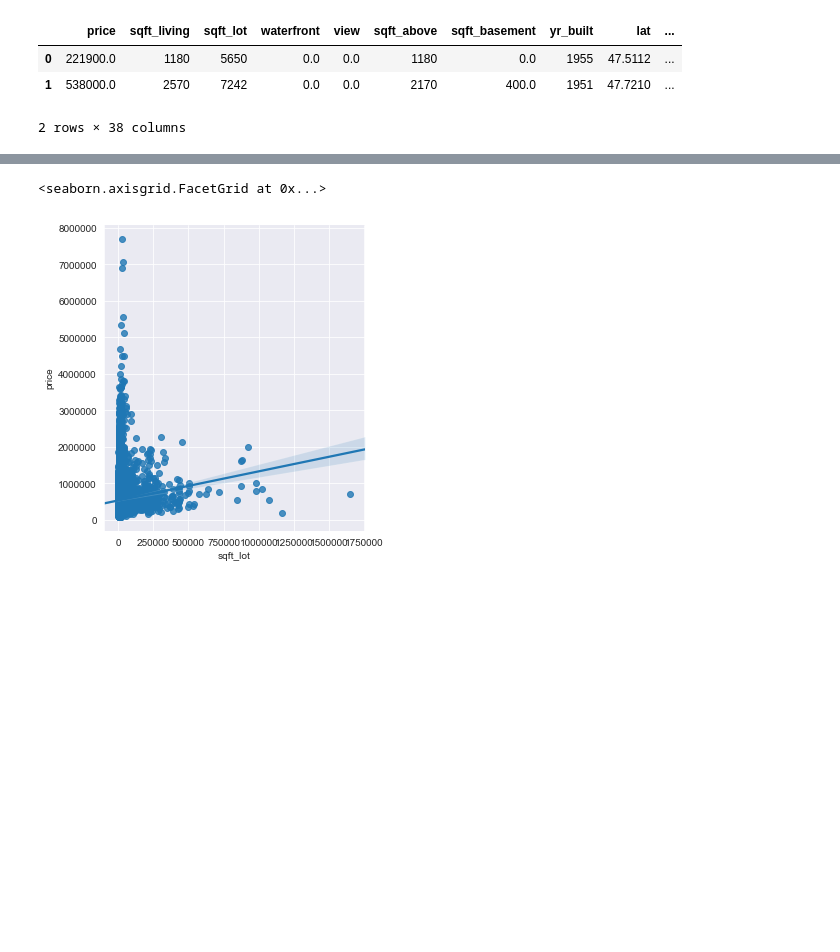
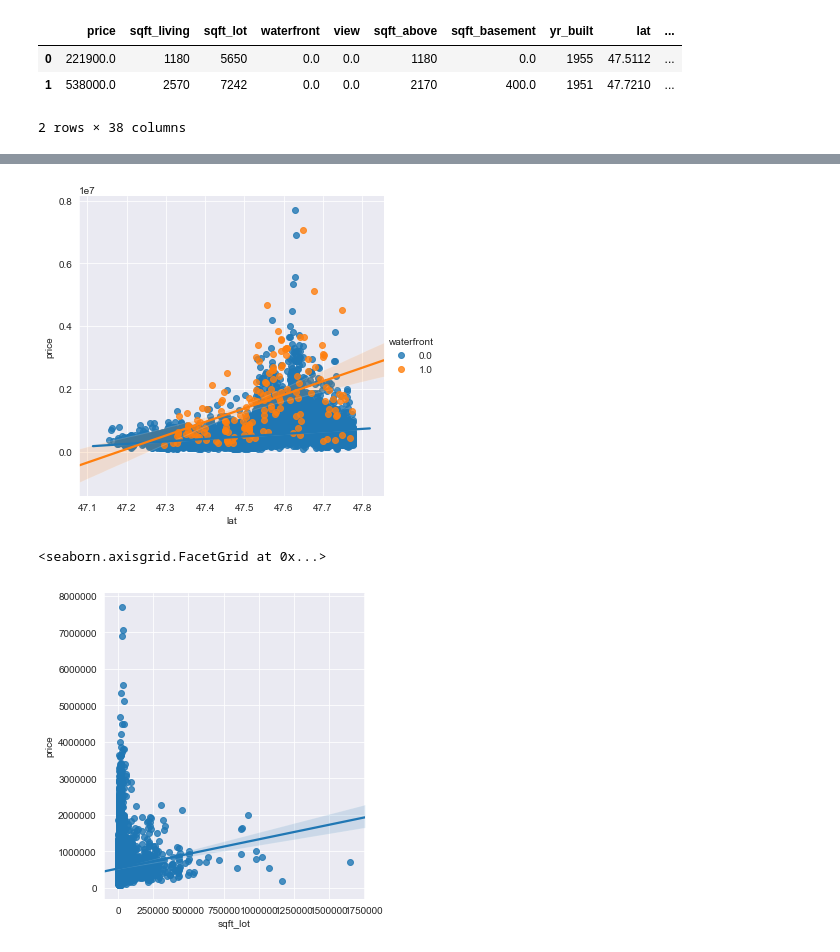
Before and after one commit to rab175/dsc-v2-mod1-final-project-online-ds-pt-071519, a Jupyter notebook: student.ipynb, the cells around one changed output, grey strips where cells are left out. Cells and saved outputs as stored; diff of their text form; code cells hidden in the pictures; blank space fills up the shorter version.

```diff
--- a/student.ipynb
+++ b/student.ipynb
@@ -1091,0 +1117,9 @@ df3.head(2)
+# %%
+# create dummy variables and bins for lat
+# make 2 bins
+bins = [47, 47.5, 47.8]
+# use pd.cut to return unordered categories
+bins_lat = pd.cut(df3['lat'], bins)
+# return ordered categories
+bins_lat = bins_lat.cat.as_ordered()
+bins_lat.head()
@@ -1097,3 +1204,3 @@ sns.heatmap(abs(df3.corr()), center=.0);
 # %%
-sns.lmplot(x="bedrooms", y="price", , data=df);
+sns.lmplot(x="lat", y="price", hue='waterfront', data=df3);
 # %% [output]
@@ -1100,0 +1207 @@ SyntaxError: invalid syntax (<ipython-input-146-dd4c70c82d6f>, line 1)
+[figure, added]
```
Also changed, not shown: parts of 17 cells of this notebook.
